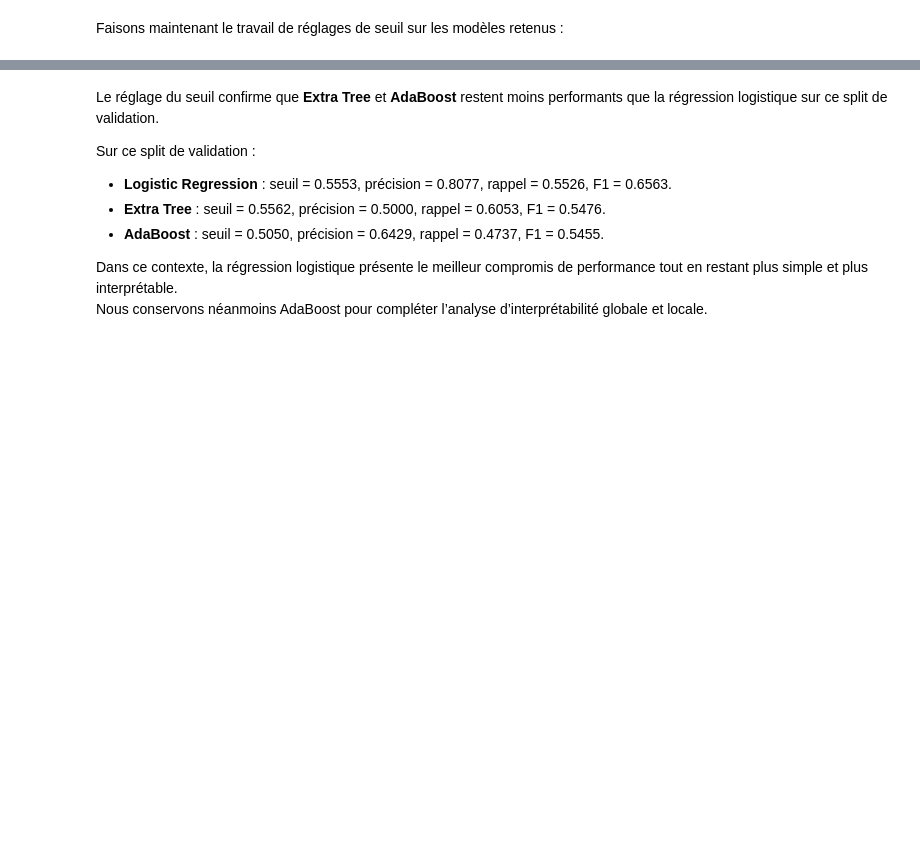
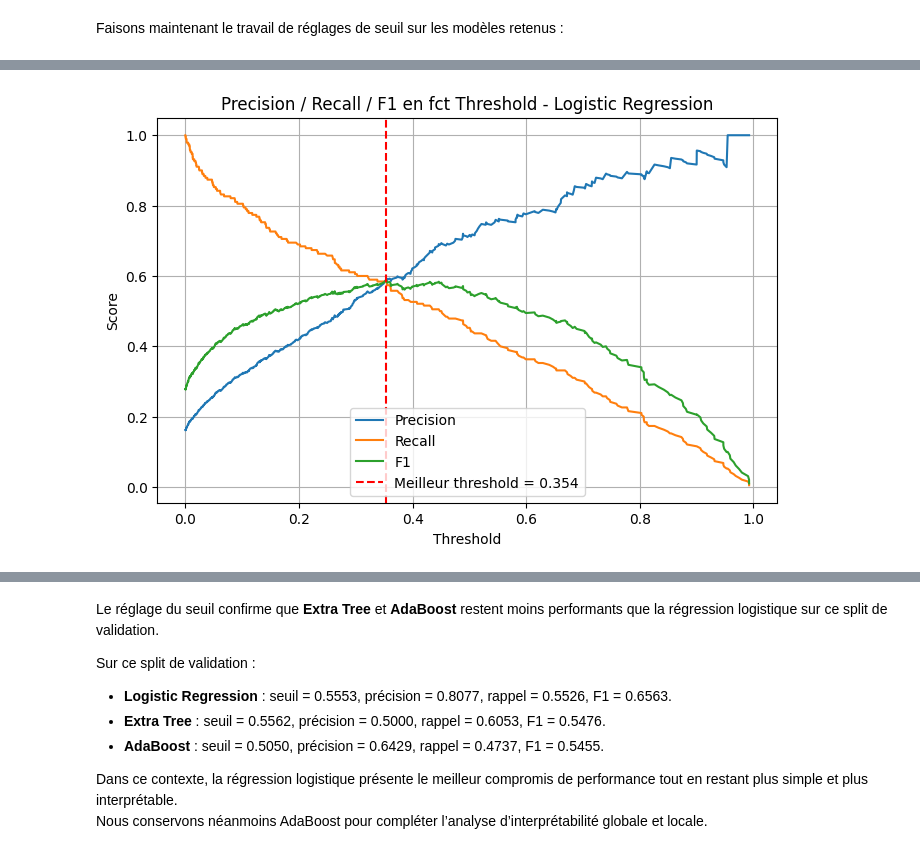
Before and after one commit to rayakevin/OCR_PROJET_4, a Jupyter notebook: notebooks/04_MODELISATIONS_AMELIOREES.ipynb, the cells around one changed output, grey strips where cells are left out. Saved outputs shown, nothing was run; the diff lists cells and outputs as text; code cells hidden in the pictures; blank space fills up the shorter version.

```diff
--- a/notebooks/04_MODELISATIONS_AMELIOREES.ipynb
+++ b/notebooks/04_MODELISATIONS_AMELIOREES.ipynb
@@ -420,0 +386,99 @@ Au seuil 0.5050 | Precision test : 0.6429 | Recall test : 0.4737 | F1 test : 0.5
+# %%
+import numpy as np
+import pandas as pd
+import matplotlib.pyplot as plt
+
+from sklearn.base import clone
+from sklearn.model_selection import StratifiedKFold, cross_val_predict
+from sklearn.metrics import (precision_recall_curve,precision_score,recall_score,f1_score,)
+
+models_phase_ada = {
+    "Logistic Regression": logreg_results["Best Estimator"],
+    "SVC": svc_results["Best Estimator"],
+    "AdaBoost": ada_results["Best Estimator"],
+}
+
+
+threshold_registry = {}
+
+def get_oof_scores(model, X, y, cv=5):
+    skf = StratifiedKFold(n_splits=cv, shuffle=True, random_state=42)
+
+    if hasattr(model, "predict_proba"):
+        scores = cross_val_predict(
+            clone(model),
+            X,
+            y,
+            cv=skf,
+            method="predict_proba",
+            n_jobs=-1
+        )[:, 1]
+    else:
+        scores = cross_val_predict(
+            clone(model),
+            X,
+            y,
+            cv=skf,
+            method="decision_function",
+            n_jobs=-1
+        )
+
+    return scores
+
+def tune_threshold_cv(model, X, y, model_name="", cv=5, plot_curve=True):
+    oof_scores = get_oof_scores(model, X, y, cv=cv)
+
+    precisions, recalls, thresholds = precision_recall_curve(y, oof_scores)
+
+    f1_scores = 2 * (precisions[:-1] * recalls[:-1]) / (precisions[:-1] + recalls[:-1] + 1e-12)
+    best_idx = np.argmax(f1_scores)
+    best_threshold = thresholds[best_idx]
+
+    y_pred_best = (oof_scores >= best_threshold).astype(int)
+
+    results = {
+        "Model": model_name,
+        "Best Threshold": best_threshold,
+        "Precision": precision_score(y, y_pred_best, zero_division=0),
+        "Recall": recall_score(y, y_pred_best, zero_division=0),
+        "F1": f1_score(y, y_pred_best, zero_division=0),
+        "OOF Scores": oof_scores,
+        "Thresholds": thresholds,
+        "Precisions": precisions[:-1],
+        "Recalls": recalls[:-1],
+        "F1 Scores": f1_scores,
+    }
+
+    if plot_curve:
+        plt.figure(figsize=(8, 5))
+        plt.plot(thresholds, precisions[:-1], label="Precision")
+        plt.plot(thresholds, recalls[:-1], label="Recall")
+        plt.plot(thresholds, f1_scores, label="F1")
+        plt.axvline(best_threshold, color="red", linestyle="--", label=f"Meilleur threshold = {best_threshold:.3f}")
+        plt.xlabel("Threshold")
+        plt.ylabel("Score")
+        plt.title(f"Precision / Recall / F1 en fct Threshold - {model_name}")
+        plt.legend()
+        plt.grid(True)
+        plt.show()
+
+
+    return results
+
+threshold_results_ada_phase = {}
+for name, model in models_phase_ada.items():
+    threshold_results_ada_phase[name] = tune_threshold_cv(model=model,X=X_model,y=y_model,model_name=name,cv=5,plot_curve=True,)
+
+threshold_registry["phase_ada"] = threshold_results_ada_phase
+
+pd.DataFrame({
+    name: {
+        "Best Threshold": res["Best Threshold"],
+        "Precision": res["Precision"],
+        "Recall": res["Recall"],
+        "F1": res["F1"],
+    }
+    for name, res in threshold_results_ada_phase.items()
+}).T
+# %% [output]
+[figure, added]
```
Also changed, not shown: parts of 13 cells of this notebook.
